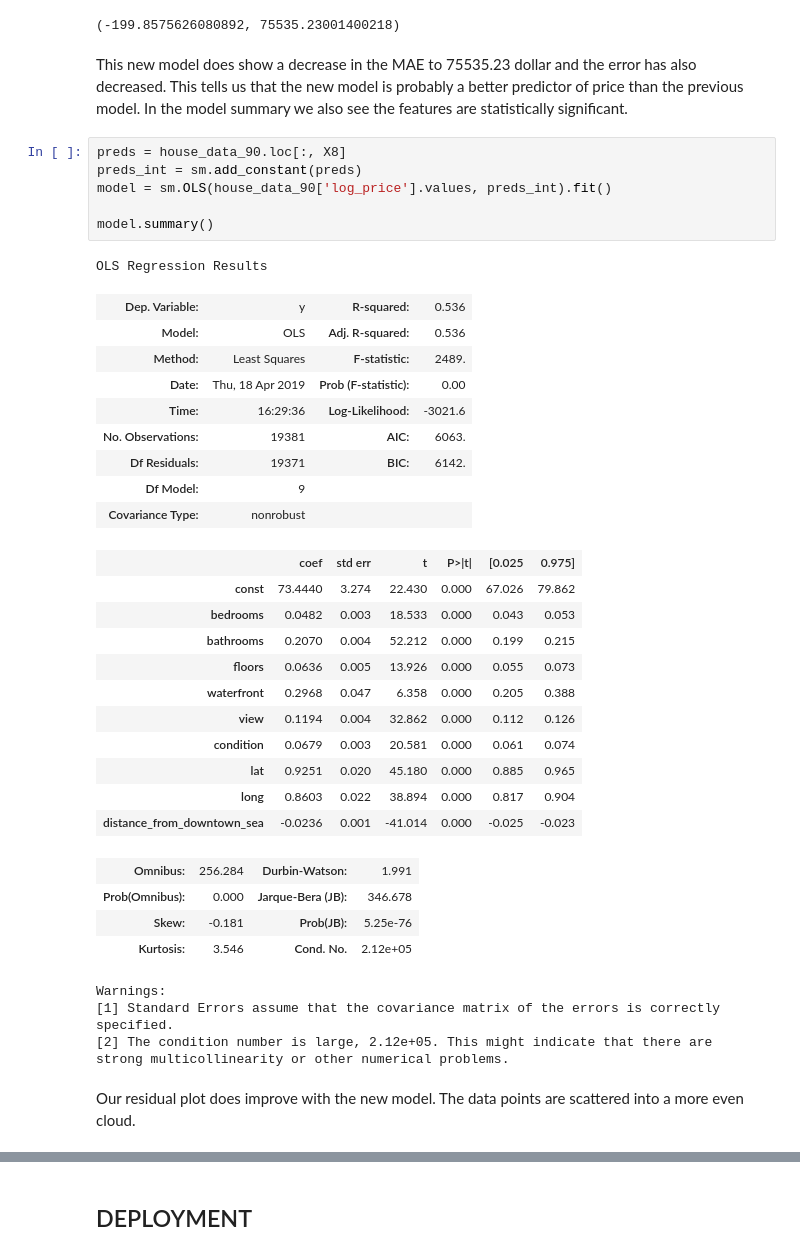
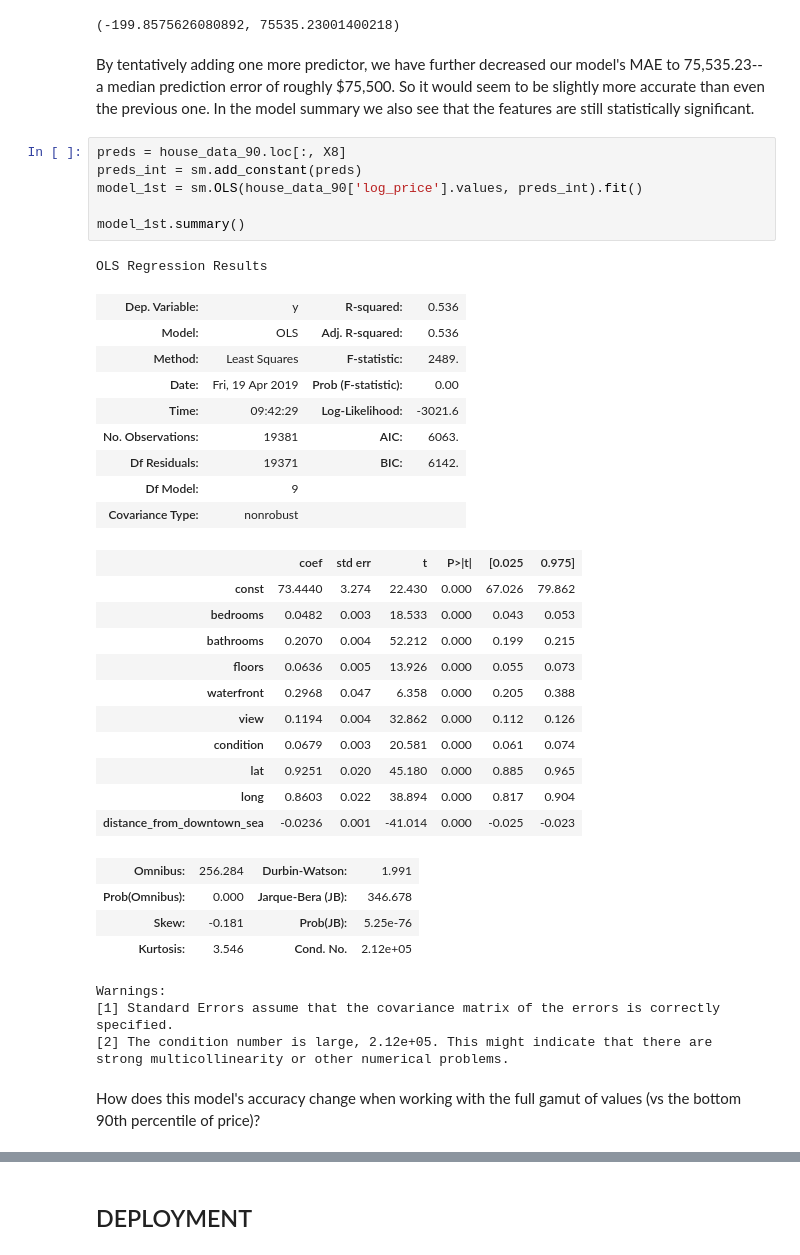
Before and after one commit to AlecMorgan/Housing-Price-Predictor, a Jupyter notebook: student.ipynb, the cells around one changed output, grey strips where cells are left out. Drawn from its saved outputs; the diff is of its cells as text.

```diff
--- a/student.ipynb
+++ b/student.ipynb
@@ -768,21 +759,21 @@ error_diffs = [train_error - test_error for (train_error, test_error) in list(zi
 np.mean(error_diffs), np.mean(train_errors)
 # %% [output]
 (-199.8575626080892, 75535.23001400218)
-# %% [markdown]
-This new model does show a decrease in the MAE to 75535.23 dollar and the error has also decreased. This tells us that the new model is probably a better predictor of price than the previous model. In the model summary we also see the features are statistically significant.
+# %% [markdown]
+By tentatively adding one more predictor, we have further decreased our model's MAE to 75,535.23--a median prediction error of roughly $75,500. So it would seem to be slightly more accurate than even the previous one. In the model summary we also see that the features are still statistically significant.
 # %%
 preds = house_data_90.loc[:, X8]
 preds_int = sm.add_constant(preds)
-model = sm.OLS(house_data_90['log_price'].values, preds_int).fit()
+model_1st = sm.OLS(house_data_90['log_price'].values, preds_int).fit()
 
-model.summary()
+model_1st.summary()
 # %% [output]
 OLS Regression Results
 | Dep. Variable: | y | R-squared: | 0.536 |
 | Model: | OLS | Adj. R-squared: | 0.536 |
 | Method: | Least Squares | F-statistic: | 2489. |
-| Date: | Thu, 18 Apr 2019 | Prob (F-statistic): | 0.00 |
-| Time: | 16:29:36 | Log-Likelihood: | -3021.6 |
+| Date: | Fri, 19 Apr 2019 | Prob (F-statistic): | 0.00 |
+| Time: | 09:42:29 | Log-Likelihood: | -3021.6 |
 | No. Observations: | 19381 | AIC: | 6063. |
 | Df Residuals: | 19371 | BIC: | 6142. |
 | Df Model: | 9 |  |  |
@@ -806,5 +797,5 @@ Warnings:
 [1] Standard Errors assume that the covariance matrix of the errors is correctly specified.
 [2] The condition number is large, 2.12e+05. This might indicate that there are
 strong multicollinearity or other numerical problems.
-# %% [markdown]
-Our residual plot does improve with the new model. The data points are scattered into a more even cloud.
+# %% [markdown]
+How does this model's accuracy change when working with the full gamut of values (vs the bottom 90th percentile of price)?
```
Also changed, not shown: parts of 35 cells of this notebook, 2 other files.
